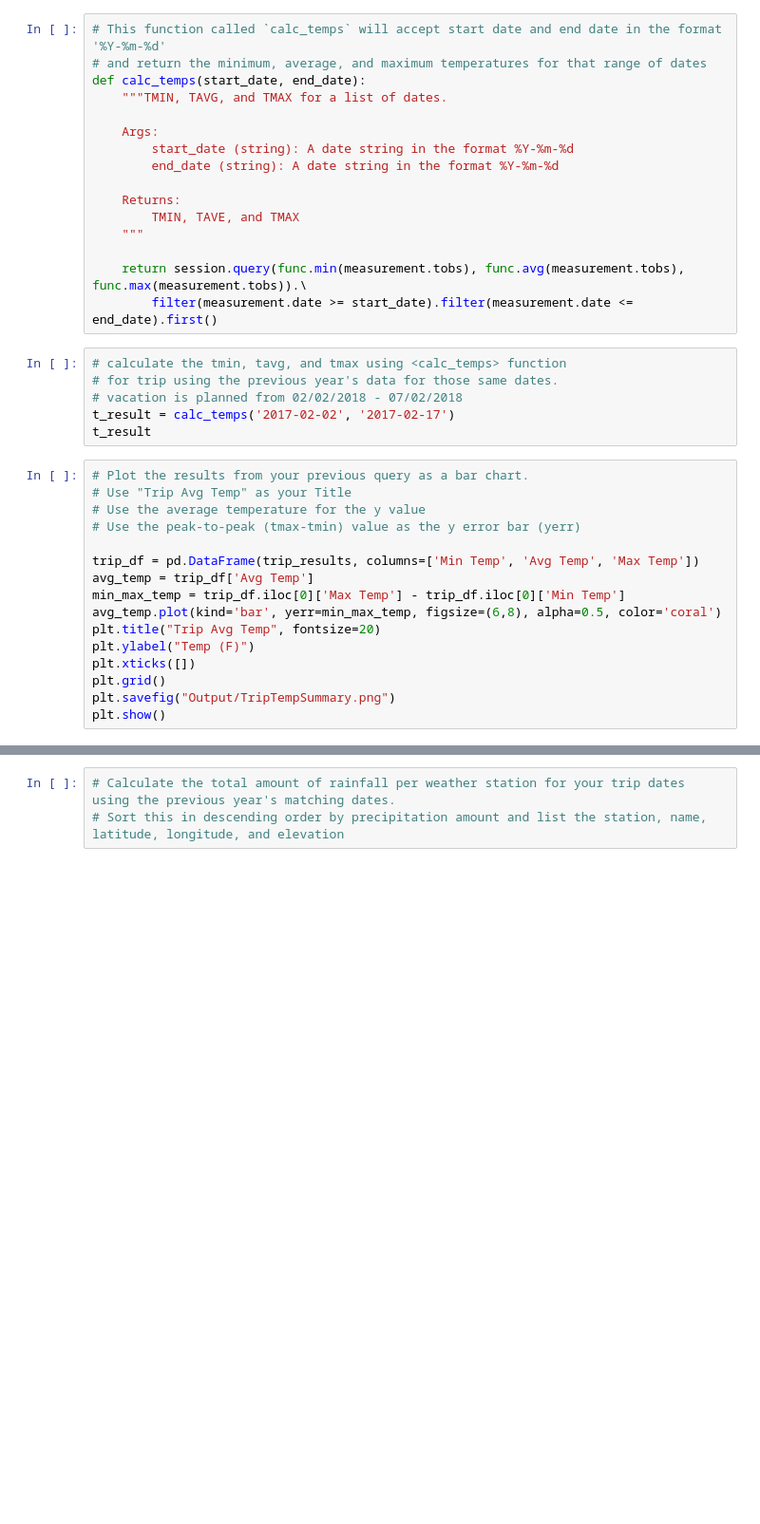
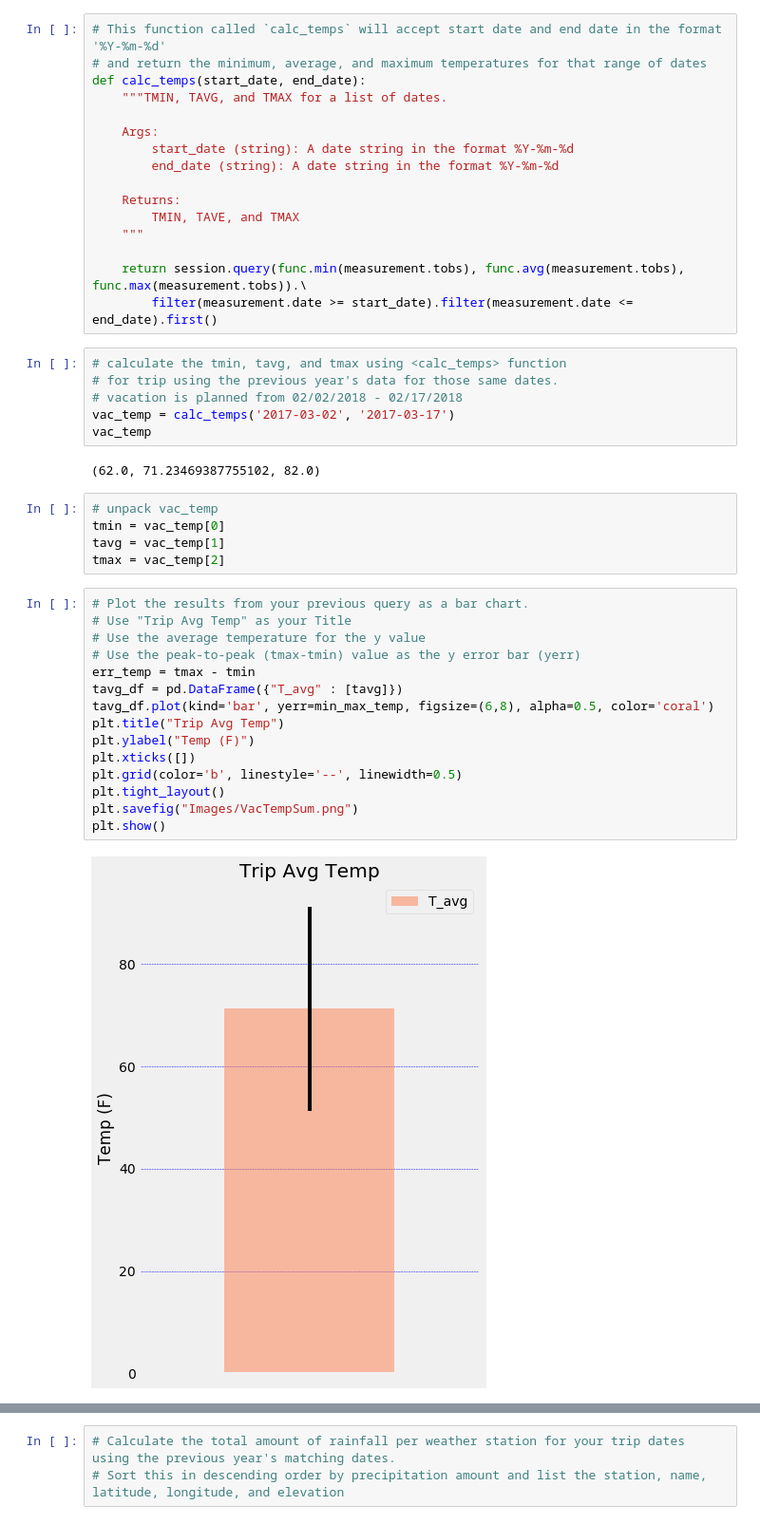
Before and after one commit to HenryNguyenLe/SQLAlchemy_Challenge, a Jupyter notebook: climate.ipynb, the cells around one changed output, grey strips where cells are left out. Shown at 95% size. Saved outputs shown, nothing was run; the diff lists cells and outputs as text; blank space fills up the shorter version.

```diff
--- a/climate.ipynb
+++ b/climate.ipynb
@@ -272,22 +245,30 @@ def calc_temps(start_date, end_date):
 # %%
 # calculate the tmin, tavg, and tmax using <calc_temps> function
 # for trip using the previous year's data for those same dates.
-# vacation is planned from 02/02/2018 - 07/02/2018
-t_result = calc_temps('2017-02-02', '2017-02-17')
-t_result
+# vacation is planned from 02/02/2018 - 02/17/2018
+vac_temp = calc_temps('2017-03-02', '2017-03-17')
+vac_temp
+# %% [output]
+(62.0, 71.23469387755102, 82.0)
+# %%
+# unpack vac_temp
+tmin = vac_temp[0]
+tavg = vac_temp[1]
+tmax = vac_temp[2]
 # %%
 # Plot the results from your previous query as a bar chart.
 # Use "Trip Avg Temp" as your Title
 # Use the average temperature for the y value
 # Use the peak-to-peak (tmax-tmin) value as the y error bar (yerr)
-
-trip_df = pd.DataFrame(trip_results, columns=['Min Temp', 'Avg Temp', 'Max Temp'])
-avg_temp = trip_df['Avg Temp']
-min_max_temp = trip_df.iloc[0]['Max Temp'] - trip_df.iloc[0]['Min Temp']
-avg_temp.plot(kind='bar', yerr=min_max_temp, figsize=(6,8), alpha=0.5, color='coral')
-plt.title("Trip Avg Temp", fontsize=20)
+err_temp = tmax - tmin
+tavg_df = pd.DataFrame({"T_avg" : [tavg]})
+tavg_df.plot(kind='bar', yerr=min_max_temp, figsize=(6,8), alpha=0.5, color='coral')
+plt.title("Trip Avg Temp")
 plt.ylabel("Temp (F)")
 plt.xticks([])
-plt.grid()
-plt.savefig("Output/TripTempSummary.png")
+plt.grid(color='b', linestyle='--', linewidth=0.5)
+plt.tight_layout()
+plt.savefig("Images/VacTempSum.png")
 plt.show()
+# %% [output]
+[figure, added]
```
Also changed, not shown: parts of 5 cells of this notebook, 4 other files.
